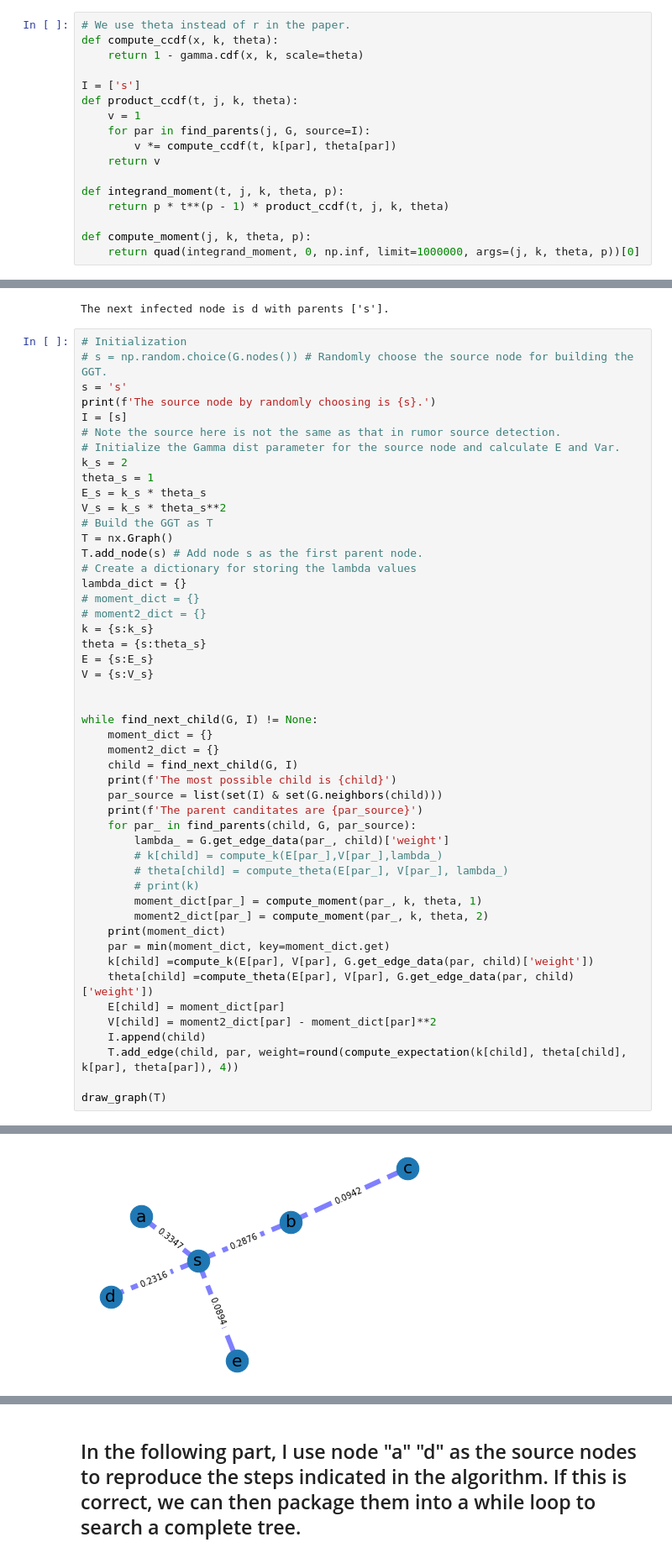
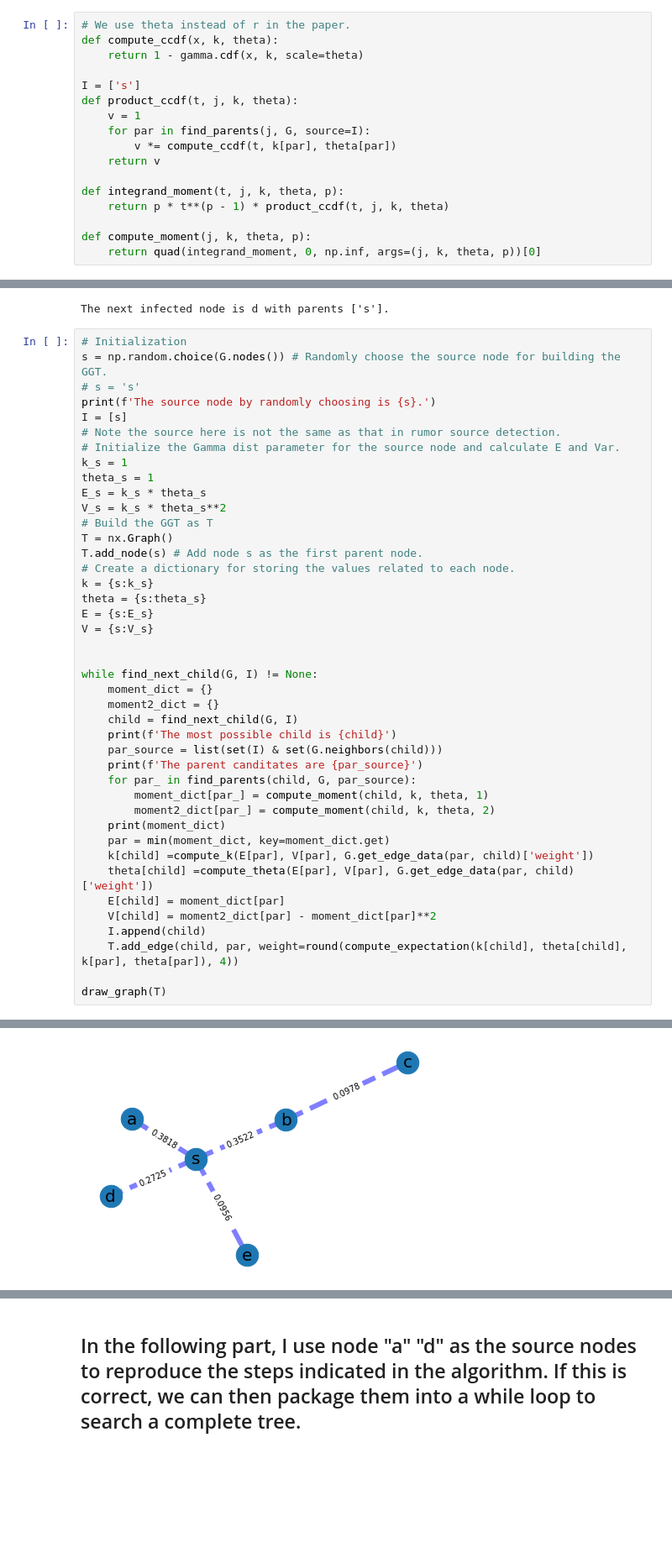
Before and after one commit to BadChromium/random_spreading, a Jupyter notebook: GGT.ipynb, the cells around one changed output, grey strips where cells are left out. Shown at 84% size. Saved outputs shown, nothing was run; the diff lists cells and outputs as text; blank space fills up the shorter version.

```diff
--- a/Copy_of_GGT_for_General_Graph.ipynb
+++ b/GGT.ipynb
@@ -134,7 +135,7 @@ def integrand_moment(t, j, k, theta, p):
     return p * t**(p - 1) * product_ccdf(t, j, k, theta)
 
 def compute_moment(j, k, theta, p):
-    return quad(integrand_moment, 0, np.inf, limit=1000000, args=(j, k, theta, p))[0]
+    return quad(integrand_moment, 0, np.inf, args=(j, k, theta, p))[0]
 # %%
 lambda_sa = G.get_edge_data('s', 'a')['weight']
 #print(lambda_sa)
@@ -297,23 +298,20 @@ print(f'The next infected node is {next_node1} with parents {find_parents(next_n
 The next infected node is d with parents ['s'].
 # %%
 # Initialization
-# s = np.random.choice(G.nodes()) # Randomly choose the source node for building the GGT.
-s = 's'
+s = np.random.choice(G.nodes()) # Randomly choose the source node for building the GGT.
+# s = 's'
 print(f'The source node by randomly choosing is {s}.')
 I = [s]
 # Note the source here is not the same as that in rumor source detection.
 # Initialize the Gamma dist parameter for the source node and calculate E and Var.
-k_s = 2
+k_s = 1
 theta_s = 1
 E_s = k_s * theta_s
 V_s = k_s * theta_s**2
 # Build the GGT as T
 T = nx.Graph()
 T.add_node(s) # Add node s as the first parent node.
-# Create a dictionary for storing the lambda values
-lambda_dict = {}
-# moment_dict = {}
-# moment2_dict = {}
+# Create a dictionary for storing the values related to each node.
 k = {s:k_s}
 theta = {s:theta_s}
 E = {s:E_s}
@@ -328,12 +326,8 @@ while find_next_child(G, I) != None:
     par_source = list(set(I) & set(G.neighbors(child)))
     print(f'The parent canditates are {par_source}')
     for par_ in find_parents(child, G, par_source):
-        lambda_ = G.get_edge_data(par_, child)['weight']
-        # k[child] = compute_k(E[par_],V[par_],lambda_)
-        # theta[child] = compute_theta(E[par_], V[par_], lambda_)
-        # print(k)
-        moment_dict[par_] = compute_moment(par_, k, theta, 1)
-        moment2_dict[par_] = compute_moment(par_, k, theta, 2)
+        moment_dict[par_] = compute_moment(child, k, theta, 1)
+        moment2_dict[par_] = compute_moment(child, k, theta, 2)
     print(moment_dict)
     par = min(moment_dict, key=moment_dict.get)
     k[child] =compute_k(E[par], V[par], G.get_edge_data(par, child)['weight'])
@@ -364 +358 @@ The parent canditates are ['b']
-[figure, old version]
+[figure, new version]
```
Also changed, not shown: parts of 3 cells of this notebook, 6 other files.
